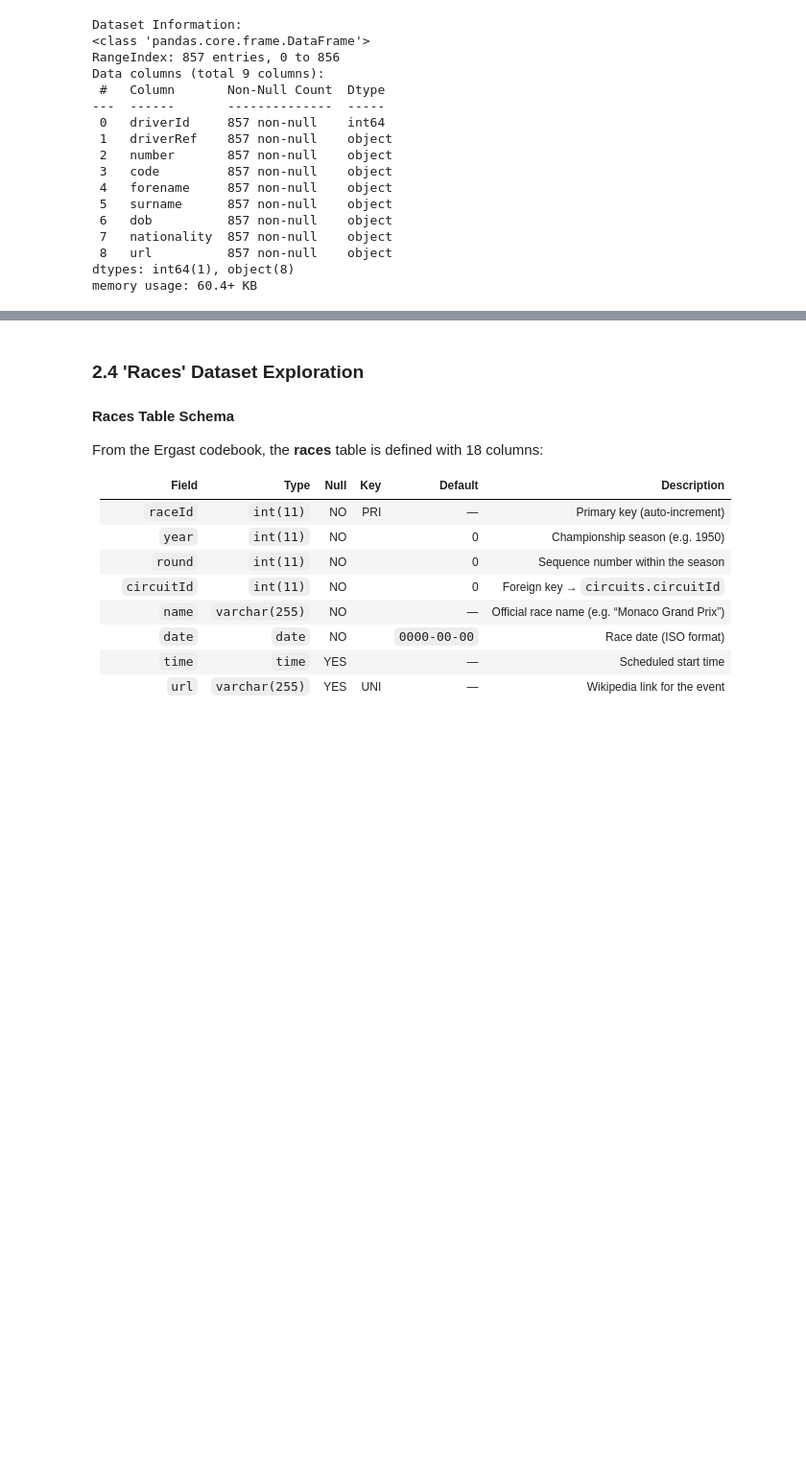
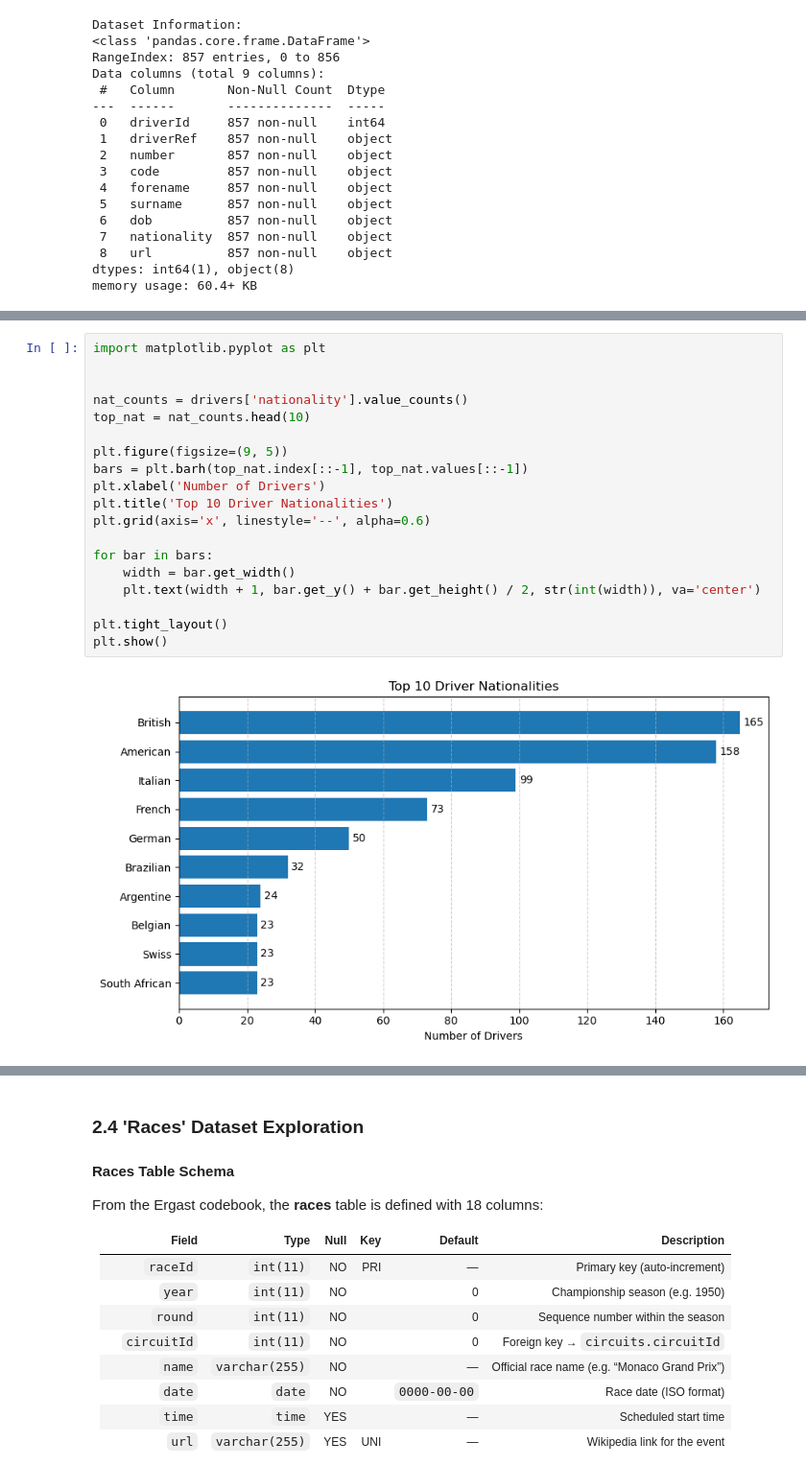
Before and after one commit to yrqoeuqo123/FinalProject_QTM151, a Jupyter notebook: final_project/final_projects.ipynb, the cells around one changed output, grey strips where cells are left out. Shown at 96% size. Saved outputs shown, nothing was run; the diff lists cells and outputs as text; blank space fills up the shorter version.

```diff
--- a/final_project/final_projects.ipynb
+++ b/final_project/final_projects.ipynb
@@ -206,0 +210,21 @@ The summary statistics for the Drivers dataset provide an essential glimpse into
+# %%
+import matplotlib.pyplot as plt
+
+
+nat_counts = drivers['nationality'].value_counts()
+top_nat = nat_counts.head(10)
+
+plt.figure(figsize=(9, 5))
+bars = plt.barh(top_nat.index[::-1], top_nat.values[::-1])
+plt.xlabel('Number of Drivers')
+plt.title('Top 10 Driver Nationalities')
+plt.grid(axis='x', linestyle='--', alpha=0.6)
+
+for bar in bars:
+    width = bar.get_width()
+    plt.text(width + 1, bar.get_y() + bar.get_height() / 2, str(int(width)), va='center')
+
+plt.tight_layout()
+plt.show()
+# %% [output]
+[figure, added]
```
Also changed, not shown: parts of 21 cells of this notebook.
